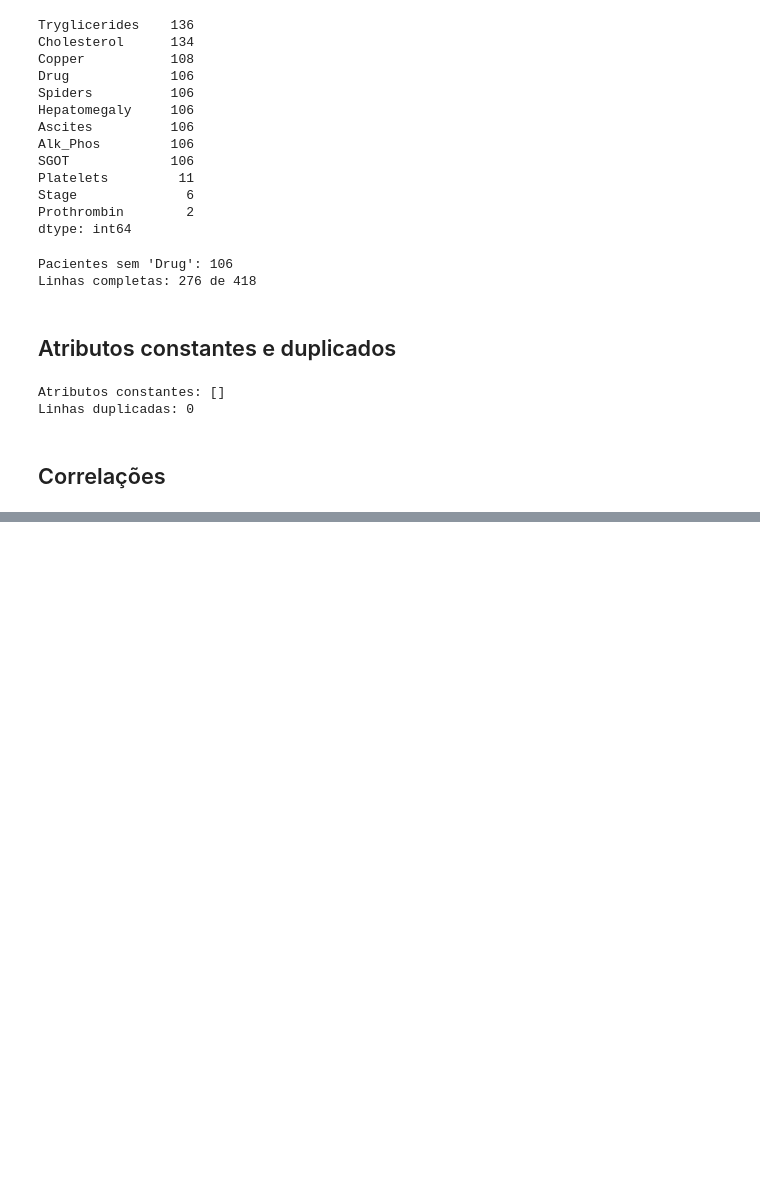
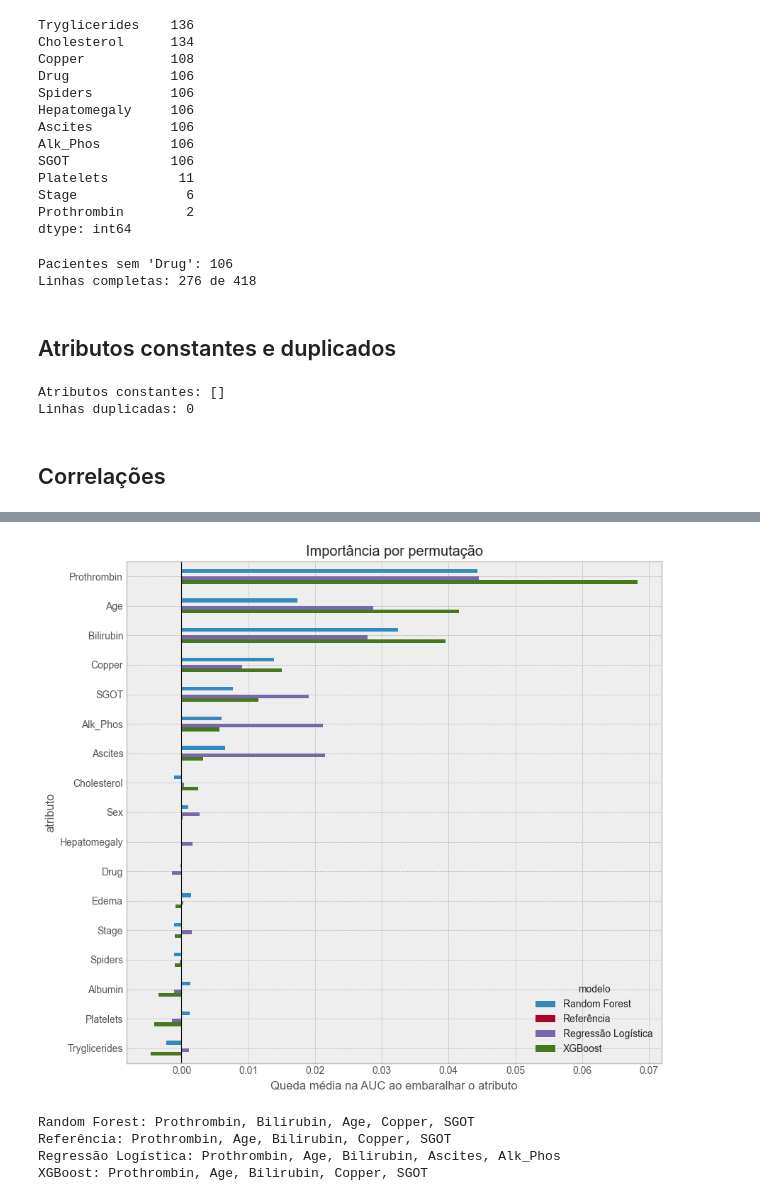
Before and after one commit to AraujoStreicher/pesquisa-academica-ufscar-2026, a Jupyter notebook: main.ipynb, the cells around one changed output, grey strips where cells are left out. Cells and saved outputs as stored; diff of their text form; code cells hidden in the pictures; blank space fills up the shorter version.

```diff
--- a/main.ipynb
+++ b/main.ipynb
@@ -170,0 +229,12 @@ plt.show()
+# %%
+modelos = {
+    "Referência": DummyClassifier(strategy="most_frequent"),
+    "Regressão Logística": make_pipeline(
+        SimpleImputer(strategy="median"), StandardScaler(),
+        LogisticRegression(max_iter=1000, random_state=SEED)),
+    "Random Forest": make_pipeline(
+        SimpleImputer(strategy="median"),
+        RandomForestClassifier(n_estimators=300, n_jobs=-1, random_state=SEED)),
+    "XGBoost": XGBClassifier(n_estimators=300, max_depth=3, learning_rate=0.05,
+                             eval_metric="logloss", n_jobs=-1, random_state=SEED),
+}
@@ -170,0 +310,6 @@ plt.show()
+# %%
+# tabela de importância
+# importância por permutação: quanto a AUC cai quando embaralhamos cada atributo
+imp_media = (importancias.groupby(["atributo", "modelo"])["importancia"].mean()
+             .unstack().sort_values("XGBoost", ascending=False))
+imp_media.round(3)
@@ -170,0 +336,19 @@ plt.show()
+# %%
+# grafico de importancia
+imp_media.plot.barh(figsize=(9, 8))
+plt.gca().invert_yaxis()
+plt.xlabel("Queda média na AUC ao embaralhar o atributo")
+plt.title("Importância por permutação")
+plt.axvline(0, color="black", linewidth=0.8)
+plt.tight_layout()
+plt.show()
+# %% [output]
+[figure, added]
+# %%
+for modelo in imp_media.columns:
+    print(f"{modelo}: {', '.join(imp_media[modelo].nlargest(5).index)}")
+# %% [output]
+Random Forest: Prothrombin, Bilirubin, Age, Copper, SGOT
+Referência: Prothrombin, Age, Bilirubin, Copper, SGOT
+Regressão Logística: Prothrombin, Age, Bilirubin, Ascites, Alk_Phos
+XGBoost: Prothrombin, Age, Bilirubin, Copper, SGOT
```
Also changed, not shown: parts of 13 cells of this notebook.
